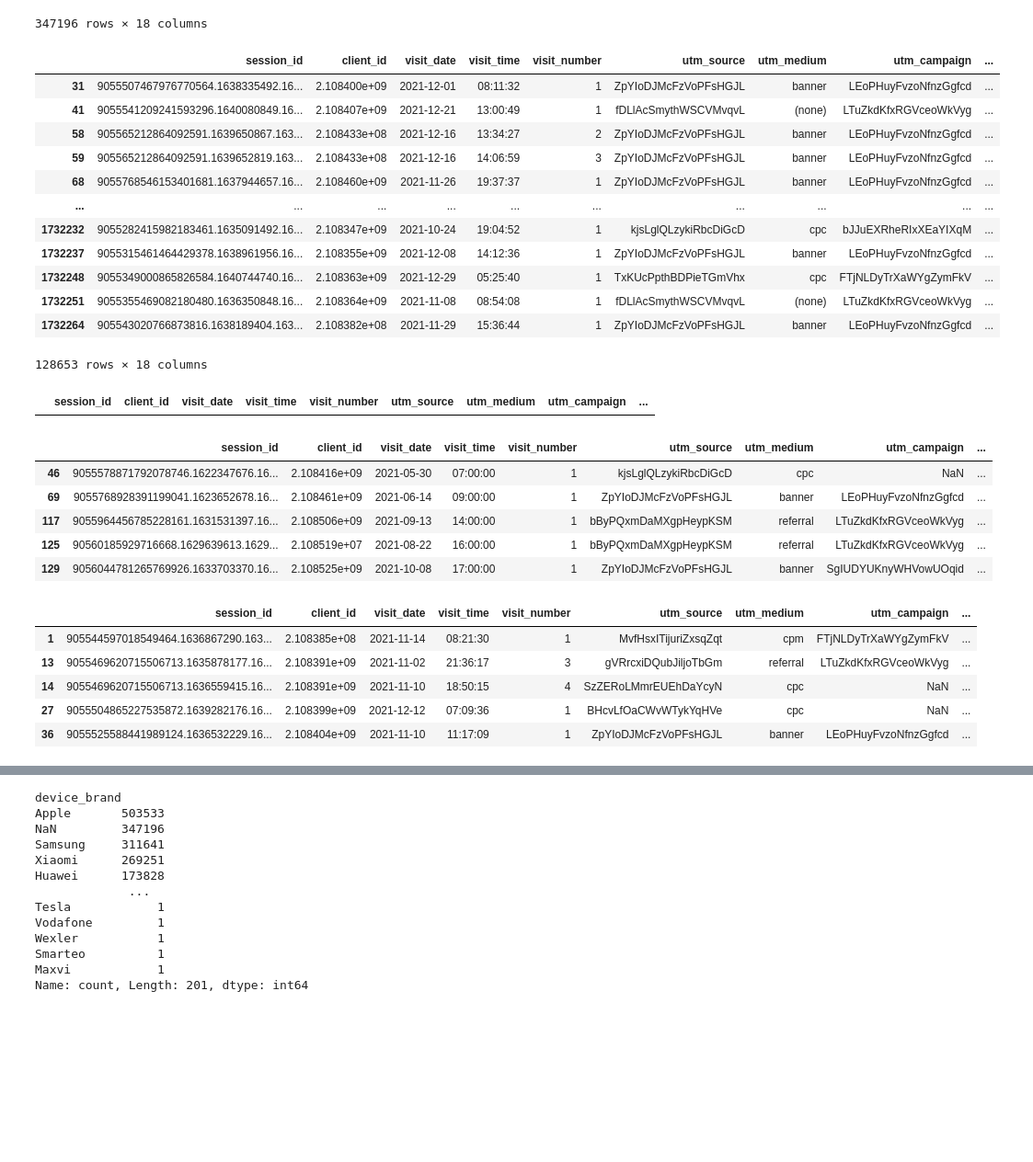
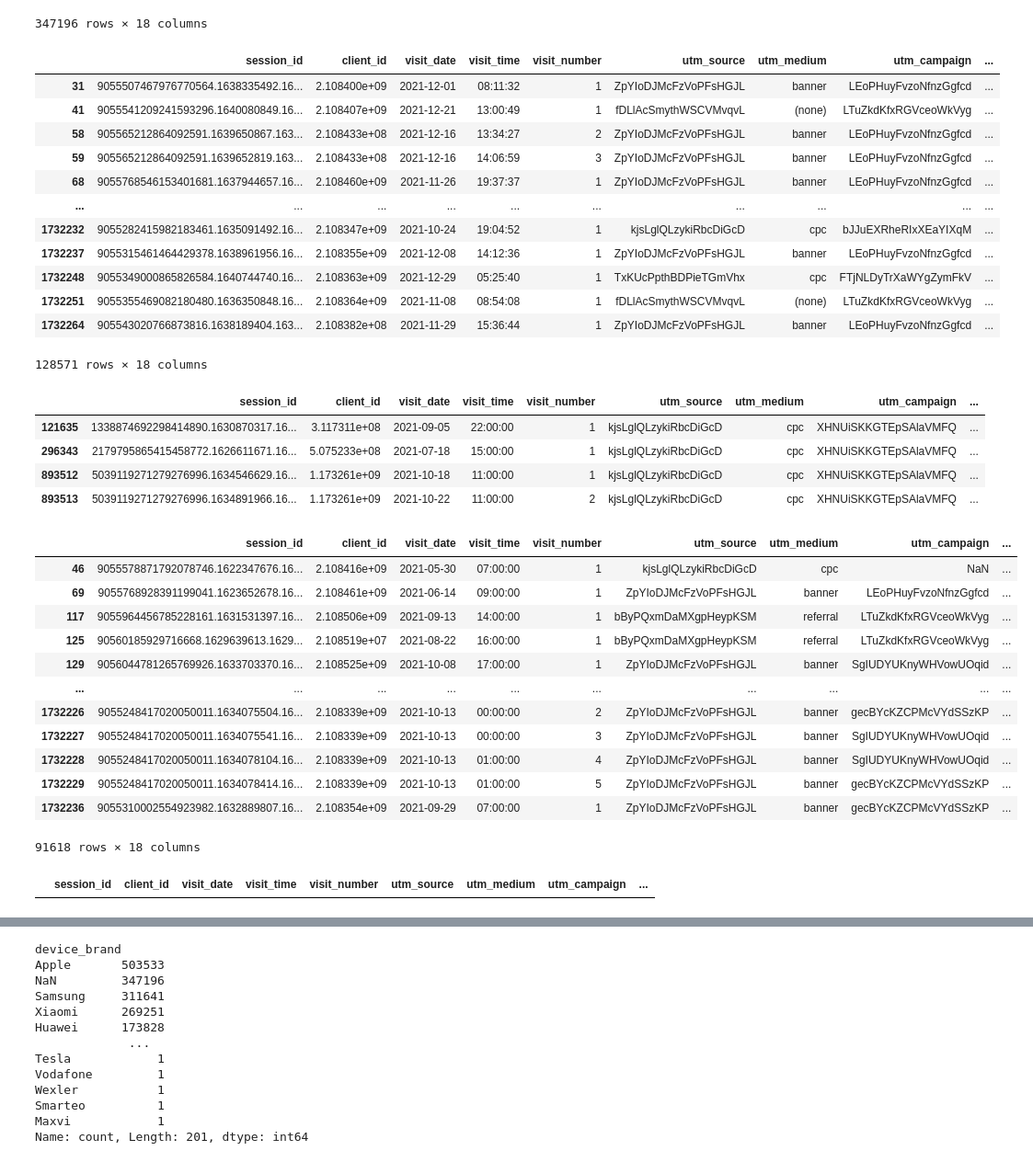
Before and after one commit to IgorKolotushkin/ds_diploma, a Jupyter notebook: data_preparation.ipynb, the cells around one changed output, grey strips where cells are left out. Shown: that part at 92% size. Saved outputs shown, nothing was run; the diff lists cells and outputs as text; code cells hidden in the pictures; blank space fills up the shorter version.

```diff
--- a/data_preparation.ipynb
+++ b/data_preparation.ipynb
@@ -237,7 +237,7 @@ com_df[com_df['device_brand'].isna()]
 | 1732265 | 9055430416266113553.1640968742.16... | 2.108382e+09 | 2021-12-31 | 19:39:02 | 1 | fgymSoTvjKPEgaIJqsiH | cpm | FTjNLDyTrXaWYgZymFkV | ... |
 347196 rows × 18 columns
 # %%
-devices_xiaomi_notnan = com_df[(com_df['device_brand'] == 'Xiaomi') & (com_df['device_os'].notna())]
+devices_xiaomi_notnan = com_df[(com_df['device_brand'] == 'Xiaomi') & (com_df['device_category'] == 'mobile') & (com_df['device_os'].notna())]
 devices_xiaomi_notnan
 # %% [output]
 |  | session_id | client_id | visit_date | visit_time | visit_number | utm_source | utm_medium | utm_campaign | ... |
@@ -252,21 +252,34 @@ devices_xiaomi_notnan
 | 1732248 | 9055349000865826584.1640744740.16... | 2.108363e+09 | 2021-12-29 | 05:25:40 | 1 | TxKUcPpthBDPieTGmVhx | cpc | FTjNLDyTrXaWYgZymFkV | ... |
 | 1732251 | 9055355469082180480.1636350848.16... | 2.108364e+09 | 2021-11-08 | 08:54:08 | 1 | fDLlAcSmythWSCVMvqvL | (none) | LTuZkdKfxRGVceoWkVyg | ... |
 | 1732264 | 905543020766873816.1638189404.163... | 2.108382e+08 | 2021-11-29 | 15:36:44 | 1 | ZpYIoDJMcFzVoPFsHGJL | banner | LEoPHuyFvzoNfnzGgfcd | ... |
-128653 rows × 18 columns
+128571 rows × 18 columns
 # %%
-com_df.loc[(com_df['device_brand'] == 'Xiaomi') & (com_df['device_os'].isna()), 'device_os'] = 'Android'
+com_df.loc[(com_df['device_brand'] == 'Xiaomi') & (com_df['device_os'].isna()  & (com_df['device_category'] == 'mobile')), 'device_os'] = 'Android'
+# %%
+com_df.loc[(com_df['device_brand'] == 'Xiaomi') & (com_df['device_os'].isna()  & (com_df['device_category'] == 'tablet')), 'device_os'] = 'Android'
 # %%
 xiaomi_na = com_df[(com_df['device_brand'] == 'Xiaomi') & (com_df['device_os'].isna())]
 xiaomi_na
 # %% [output]
 |  | session_id | client_id | visit_date | visit_time | visit_number | utm_source | utm_medium | utm_campaign | ... |
+| 121635 | 1338874692298414890.1630870317.16... | 3.117311e+08 | 2021-09-05 | 22:00:00 | 1 | kjsLglQLzykiRbcDiGcD | cpc | XHNUiSKKGTEpSAlaVMFQ | ... |
+| 296343 | 2179795865415458772.1626611671.16... | 5.075233e+08 | 2021-07-18 | 15:00:00 | 1 | kjsLglQLzykiRbcDiGcD | cpc | XHNUiSKKGTEpSAlaVMFQ | ... |
+| 893512 | 5039119271279276996.1634546629.16... | 1.173261e+09 | 2021-10-18 | 11:00:00 | 1 | kjsLglQLzykiRbcDiGcD | cpc | XHNUiSKKGTEpSAlaVMFQ | ... |
+| 893513 | 5039119271279276996.1634891966.16... | 1.173261e+09 | 2021-10-22 | 11:00:00 | 2 | kjsLglQLzykiRbcDiGcD | cpc | XHNUiSKKGTEpSAlaVMFQ | ... |
 # %%
 devices_huawei_notnan = com_df[(com_df['device_brand'] == 'Huawei') & (com_df['device_os'].isna())]
-devices_huawei_notnan.head()
+devices_huawei_notnan
 # %% [output]
 |  | session_id | client_id | visit_date | visit_time | visit_number | utm_source | utm_medium | utm_campaign | ... |
 | 46 | 9055578871792078746.1622347676.16... | 2.108416e+09 | 2021-05-30 | 07:00:00 | 1 | kjsLglQLzykiRbcDiGcD | cpc | NaN | ... |
 | 69 | 9055768928391199041.1623652678.16... | 2.108461e+09 | 2021-06-14 | 09:00:00 | 1 | ZpYIoDJMcFzVoPFsHGJL | banner | LEoPHuyFvzoNfnzGgfcd | ... |
 | 117 | 9055964456785228161.1631531397.16... | 2.108506e+09 | 2021-09-13 | 14:00:00 | 1 | bByPQxmDaMXgpHeypKSM | referral | LTuZkdKfxRGVceoWkVyg | ... |
 | 125 | 90560185929716668.1629639613.1629... | 2.108519e+07 | 2021-08-22 | 16:00:00 | 1 | bByPQxmDaMXgpHeypKSM | referral | LTuZkdKfxRGVceoWkVyg | ... |
 | 129 | 9056044781265769926.1633703370.16... | 2.108525e+09 | 2021-10-08 | 17:00:00 | 1 | ZpYIoDJMcFzVoPFsHGJL | banner | SgIUDYUKnyWHVowUOqid | ... |
+| ... | ... | ... | ... | ... | ... | ... | ... | ... | ... |
+| 1732226 | 9055248417020050011.1634075504.16... | 2.108339e+09 | 2021-10-13 | 00:00:00 | 2 | ZpYIoDJMcFzVoPFsHGJL | banner | gecBYcKZCPMcVYdSSzKP | ... |
+| 1732227 | 9055248417020050011.1634075541.16... | 2.108339e+09 | 2021-10-13 | 00:00:00 | 3 | ZpYIoDJMcFzVoPFsHGJL | banner | SgIUDYUKnyWHVowUOqid | ... |
+| 1732228 | 9055248417020050011.1634078104.16... | 2.108339e+09 | 2021-10-13 | 01:00:00 | 4 | ZpYIoDJMcFzVoPFsHGJL | banner | SgIUDYUKnyWHVowUOqid | ... |
+| 1732229 | 9055248417020050011.1634078414.16... | 2.108339e+09 | 2021-10-13 | 01:00:00 | 5 | ZpYIoDJMcFzVoPFsHGJL | banner | gecBYcKZCPMcVYdSSzKP | ... |
+| 1732236 | 9055310002554923982.1632889807.16... | 2.108354e+09 | 2021-09-29 | 07:00:00 | 1 | ZpYIoDJMcFzVoPFsHGJL | banner | gecBYcKZCPMcVYdSSzKP | ... |
+91618 rows × 18 columns
@@ -275,10 +292,5 @@ com_df.loc[(com_df['device_brand'] == 'Huawei') & (com_df['device_os'].isna()),
 # %%
-samsung_na = com_df[(com_df['device_brand'] == 'Samsung') & (com_df['device_os'].notna())]
-samsung_na.head()
+samsung_na = com_df[(com_df['device_brand'] == 'Samsung') & (com_df['device_os'].isna())]
+samsung_na
 # %% [output]
 |  | session_id | client_id | visit_date | visit_time | visit_number | utm_source | utm_medium | utm_campaign | ... |
-| 1 | 905544597018549464.1636867290.163... | 2.108385e+08 | 2021-11-14 | 08:21:30 | 1 | MvfHsxITijuriZxsqZqt | cpm | FTjNLDyTrXaWYgZymFkV | ... |
-| 13 | 9055469620715506713.1635878177.16... | 2.108391e+09 | 2021-11-02 | 21:36:17 | 3 | gVRrcxiDQubJiljoTbGm | referral | LTuZkdKfxRGVceoWkVyg | ... |
-| 14 | 9055469620715506713.1636559415.16... | 2.108391e+09 | 2021-11-10 | 18:50:15 | 4 | SzZERoLMmrEUEhDaYcyN | cpc | NaN | ... |
-| 27 | 9055504865227535872.1639282176.16... | 2.108399e+09 | 2021-12-12 | 07:09:36 | 1 | BHcvLfOaCWvWTykYqHVe | cpc | NaN | ... |
-| 36 | 9055525588441989124.1636532229.16... | 2.108404e+09 | 2021-11-10 | 11:17:09 | 1 | ZpYIoDJMcFzVoPFsHGJL | banner | LEoPHuyFvzoNfnzGgfcd | ... |
```
Also changed, not shown: parts of 43 cells of this notebook.
